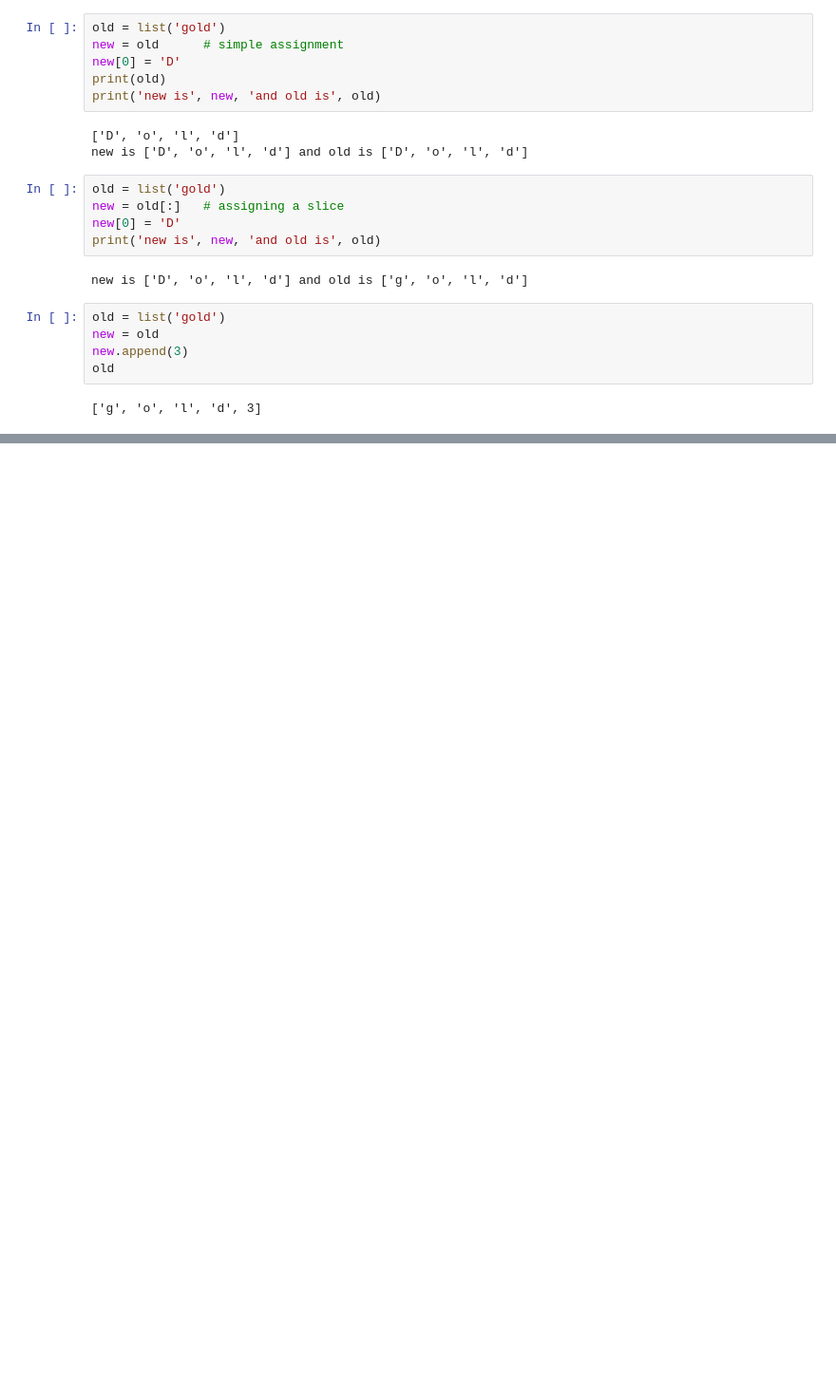
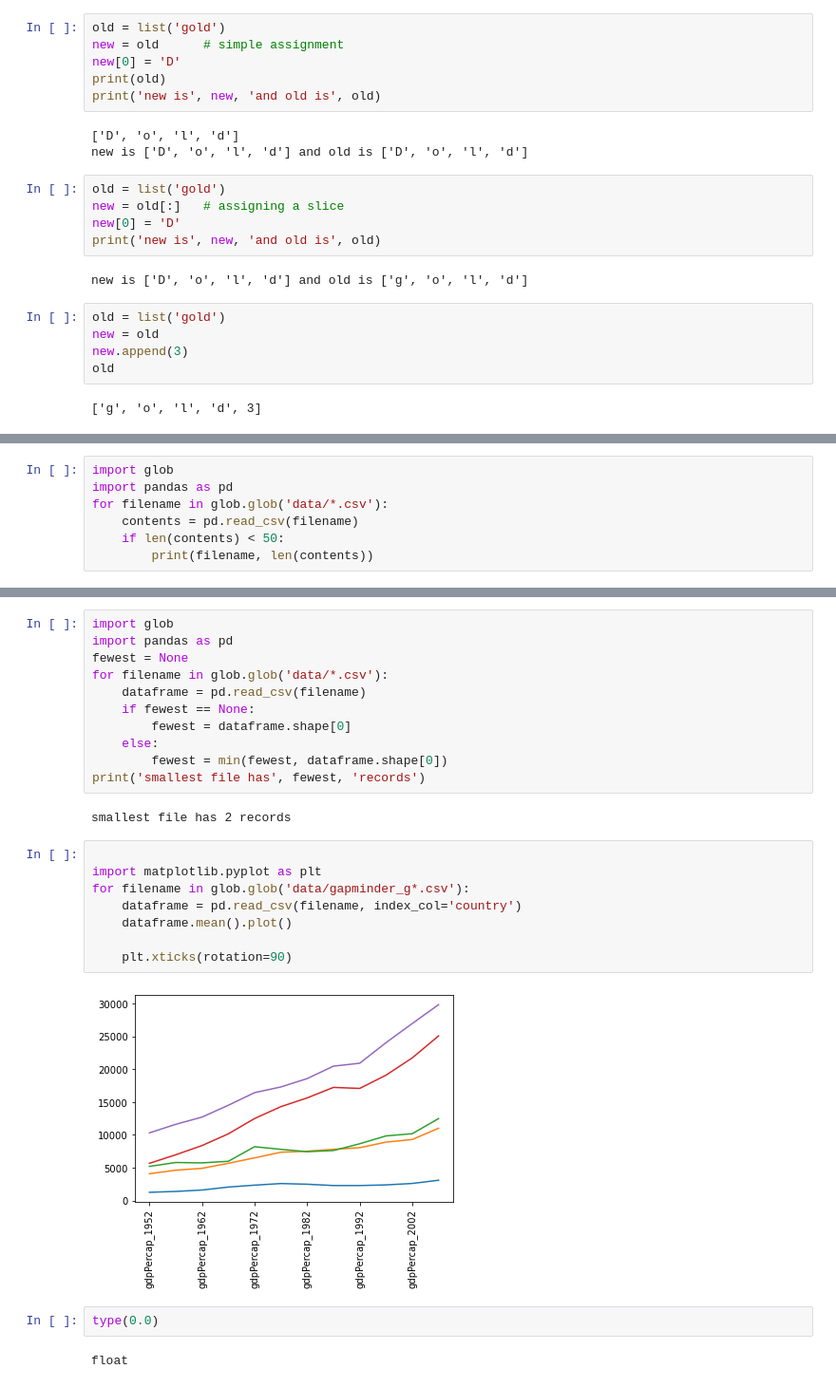
Before and after one commit to MJardon913/2021_pml_marioj, a Jupyter notebook: Untitled.ipynb, the cells around one changed output, grey strips where cells are left out. Shown at 95% size. Drawn from its saved outputs; the diff is of its cells as text; blank space fills up the shorter version.

```diff
--- a/Untitled.ipynb
+++ b/Untitled.ipynb
@@ -133,0 +154,7 @@ old
+# %%
+import glob
+import pandas as pd
+for filename in glob.glob('data/*.csv'):
+    contents = pd.read_csv(filename)
+    if len(contents) < 50:
+        print(filename, len(contents))
@@ -133,0 +238,27 @@ old
+# %%
+import glob
+import pandas as pd
+fewest = None
+for filename in glob.glob('data/*.csv'):
+    dataframe = pd.read_csv(filename)
+    if fewest == None:
+        fewest = dataframe.shape[0]
+    else:
+        fewest = min(fewest, dataframe.shape[0])
+print('smallest file has', fewest, 'records')
+# %% [output]
+smallest file has 2 records
+# %%
+
+import matplotlib.pyplot as plt
+for filename in glob.glob('data/gapminder_g*.csv'):
+    dataframe = pd.read_csv(filename, index_col='country')
+    dataframe.mean().plot()
+
+    plt.xticks(rotation=90)
+# %% [output]
+[figure, added]
+# %%
+type(0.0)
+# %% [output]
+float
```
Also changed, not shown: parts of 8 cells of this notebook, 1 other file.
